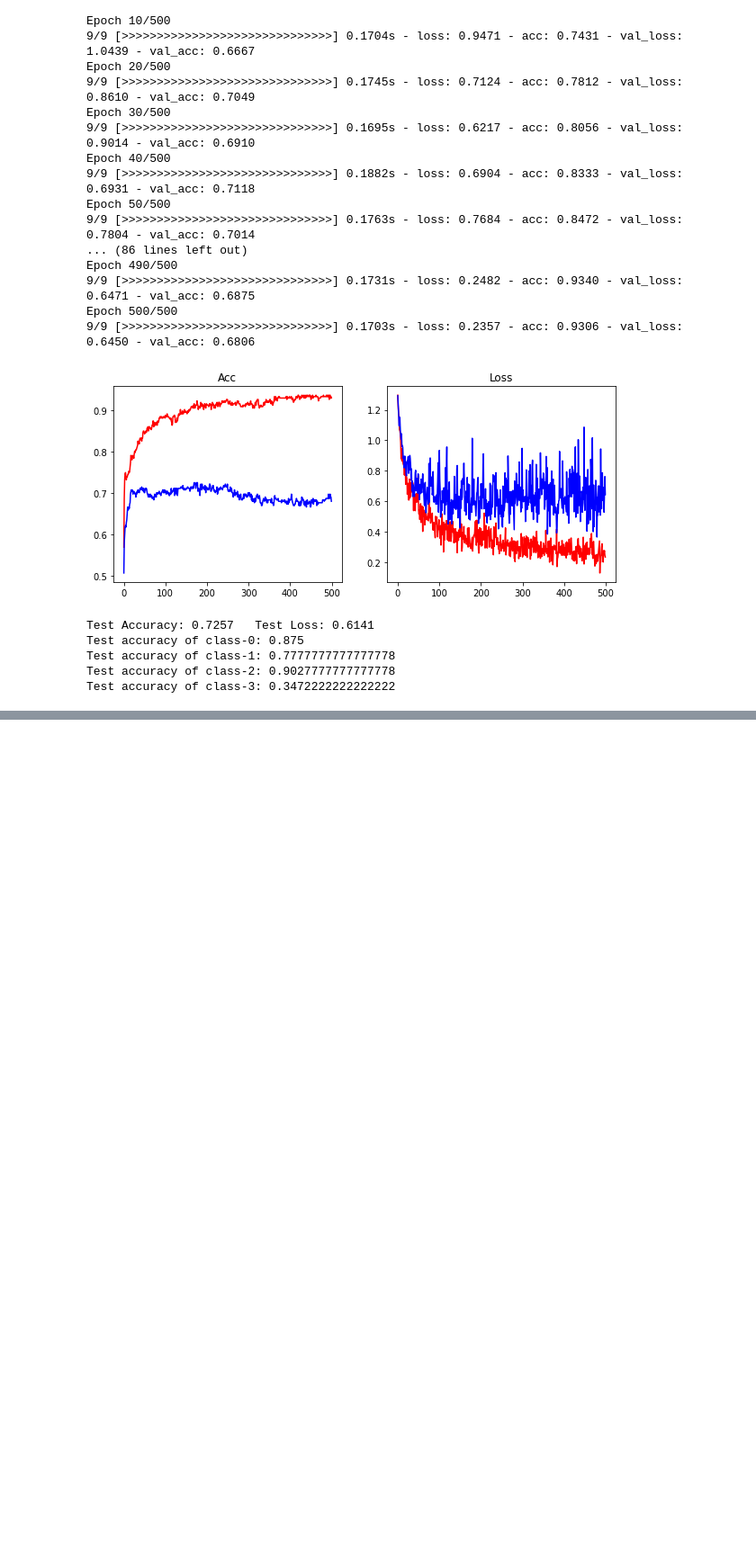
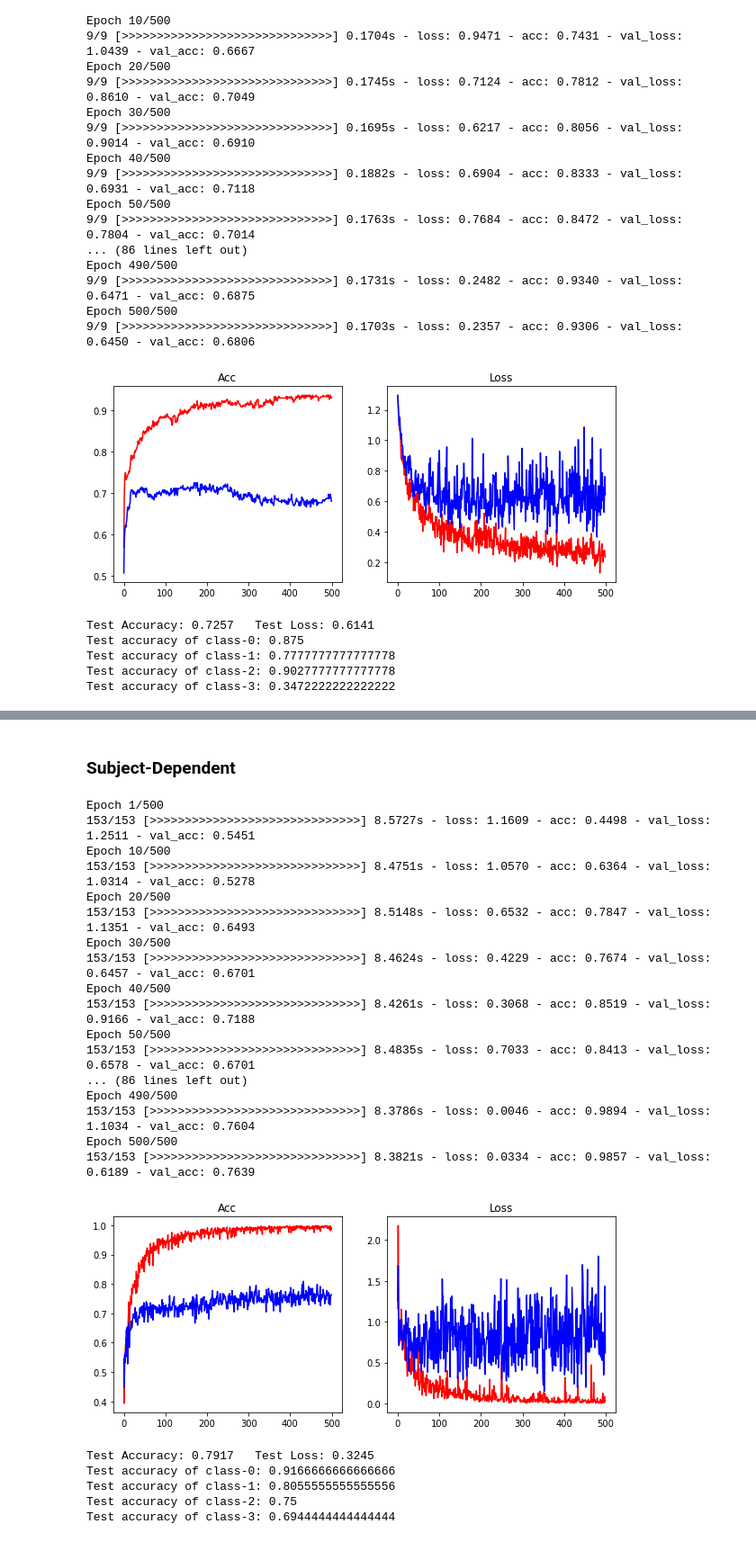
Before and after one commit to cemeteryparty/BCI_5275_Lab4_2, a Jupyter notebook: src/5275_Lab4_2.ipynb, the cells around one changed output, grey strips where cells are left out. Shown at 90% size. Saved outputs shown, nothing was run; the diff lists cells and outputs as text; code cells hidden in the pictures; blank space fills up the shorter version.

```diff
--- a/src/5275_Lab4_2.ipynb
+++ b/src/5275_Lab4_2.ipynb
@@ -1186,0 +1299,55 @@ Test accuracy of class-3: 0.3472222222222222
+# %% [markdown]
+### Subject-Dependent
+# %%
+trainloader = DataLoader(dataset=sd_trainset, batch_size=32, shuffle=True)
+testloader = DataLoader(dataset=testset, batch_size=32, shuffle=True)
+model = Model(ShallowConvNet().to(device), lr=0.001)
+sha_convnet_sd_his = model.fit(trainloader=trainloader, validloader=testloader,
+    epochs=500, monitor=["acc", "val_acc"])
+plt.figure(figsize = (10, 4))
+plt.subplot(1, 2, 1)
+plt.title("Acc")
+plt.plot(sha_convnet_sd_his["acc"], color="red")
+plt.plot(sha_convnet_sd_his["val_acc"], color="blue")
+plt.subplot(1, 2, 2)
+plt.title("Loss")
+plt.plot(sha_convnet_sd_his["loss"], color="red")
+plt.plot(sha_convnet_sd_his["val_loss"], color="blue")
+plt.show()
+# %% [output]
+Epoch 1/500
+153/153 [>>>>>>>>>>>>>>>>>>>>>>>>>>>>>>] 8.5727s - loss: 1.1609 - acc: 0.4498 - val_loss: 1.2511 - val_acc: 0.5451
+Epoch 10/500
+153/153 [>>>>>>>>>>>>>>>>>>>>>>>>>>>>>>] 8.4751s - loss: 1.0570 - acc: 0.6364 - val_loss: 1.0314 - val_acc: 0.5278
+Epoch 20/500
+153/153 [>>>>>>>>>>>>>>>>>>>>>>>>>>>>>>] 8.5148s - loss: 0.6532 - acc: 0.7847 - val_loss: 1.1351 - val_acc: 0.6493
+Epoch 30/500
+153/153 [>>>>>>>>>>>>>>>>>>>>>>>>>>>>>>] 8.4624s - loss: 0.4229 - acc: 0.7674 - val_loss: 0.6457 - val_acc: 0.6701
+Epoch 40/500
+153/153 [>>>>>>>>>>>>>>>>>>>>>>>>>>>>>>] 8.4261s - loss: 0.3068 - acc: 0.8519 - val_loss: 0.9166 - val_acc: 0.7188
+Epoch 50/500
+153/153 [>>>>>>>>>>>>>>>>>>>>>>>>>>>>>>] 8.4835s - loss: 0.7033 - acc: 0.8413 - val_loss: 0.6578 - val_acc: 0.6701
+... (86 lines left out)
+Epoch 490/500
+153/153 [>>>>>>>>>>>>>>>>>>>>>>>>>>>>>>] 8.3786s - loss: 0.0046 - acc: 0.9894 - val_loss: 1.1034 - val_acc: 0.7604
+Epoch 500/500
+153/153 [>>>>>>>>>>>>>>>>>>>>>>>>>>>>>>] 8.3821s - loss: 0.0334 - acc: 0.9857 - val_loss: 0.6189 - val_acc: 0.7639
+[figure, added]
+# %%
+sd_model = Model.load(sha_convnet_sd_his["lastest_model_path"])
+eva_test = sd_model.evaluate(dataloader=testloader)
+print(f"Test Accuracy: {eva_test[1]:.4f}\tTest Loss: {eva_test[0]:.4f}")
+rec_test = {"total": [0, 0, 0, 0], "hit": [0, 0, 0, 0]}
+real_test = teY.reshape(teY.size)
+pred_test = sd_model.predict(dataset=testset)
+for i in range(288):
+    rec_test["total"][real_test[i]] += 1
+    rec_test["hit"][real_test[i]] += (1 if real_test[i] == pred_test[i] else 0)
+for i in range(4):
+    print("Test accuracy of class-{}: {}".format(i, rec_test["hit"][i] / rec_test["total"][i]))
+# %% [output]
+Test Accuracy: 0.7917   Test Loss: 0.3245
+Test accuracy of class-0: 0.9166666666666666
+Test accuracy of class-1: 0.8055555555555556
+Test accuracy of class-2: 0.75
+Test accuracy of class-3: 0.6944444444444444
```
Also changed, not shown: parts of 12 cells of this notebook, 1 other file.
